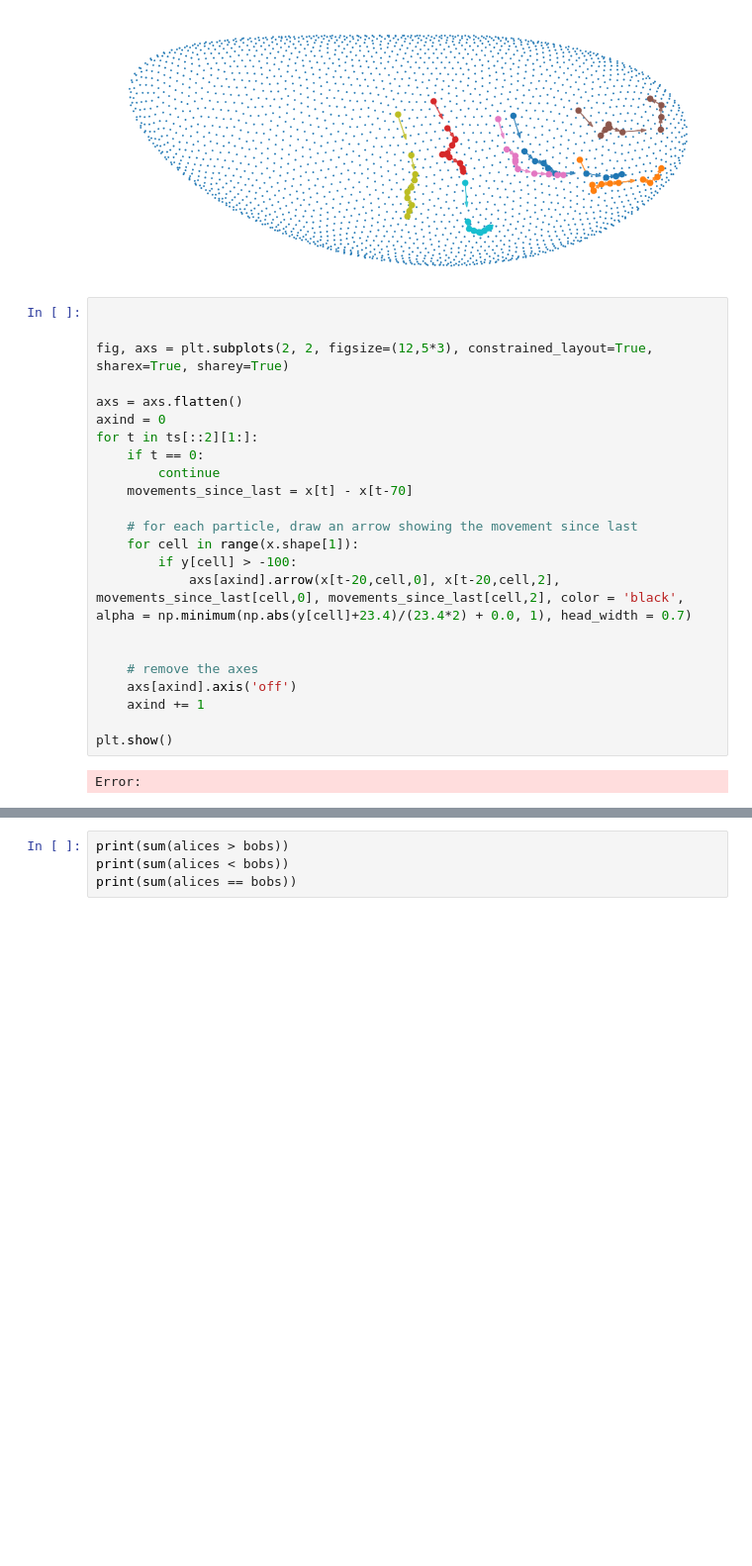
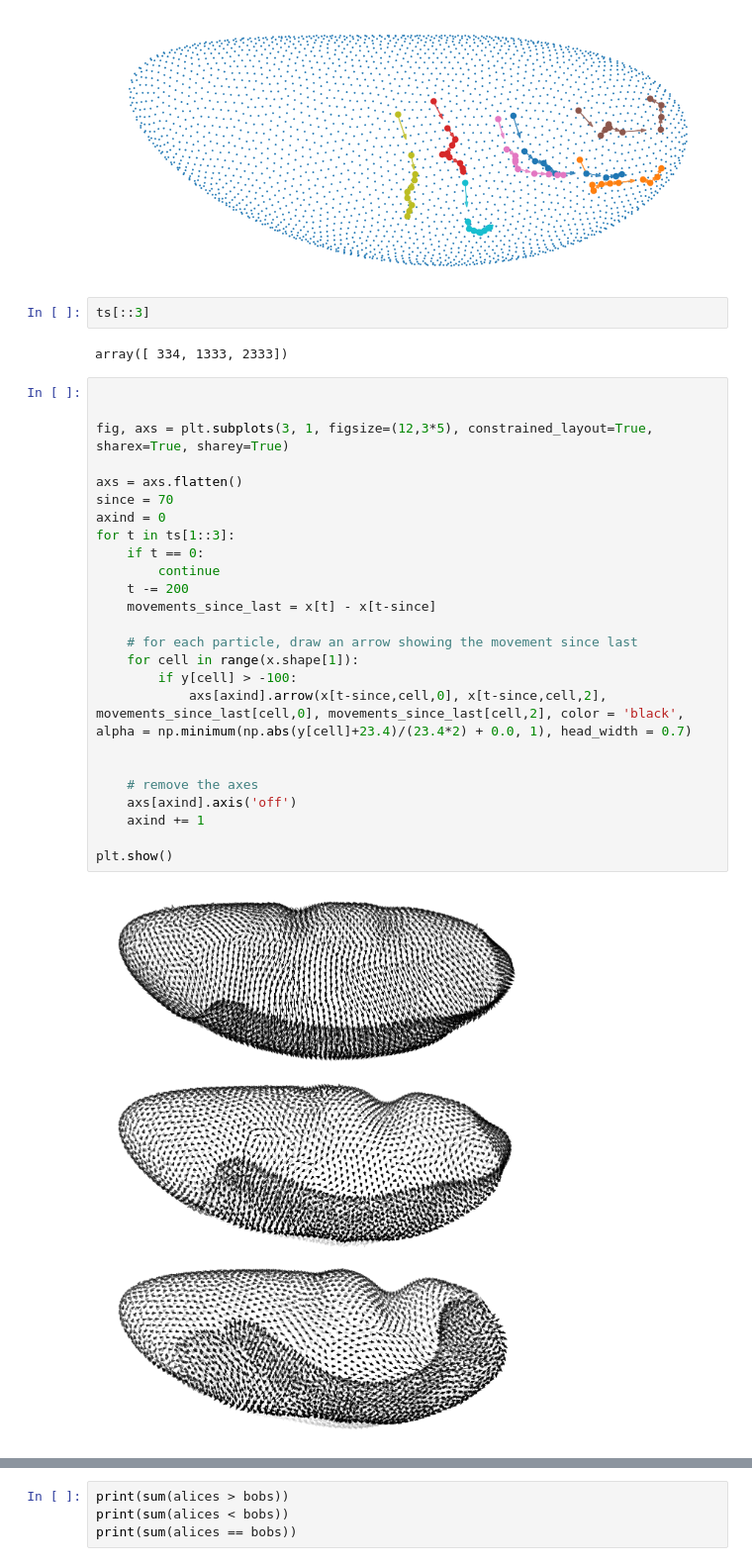
Before and after one commit to JakobSchauser/Thesis, a Jupyter notebook: CompareToData/Quiverplot/Quiverplot.ipynb, the cells around one changed output, grey strips where cells are left out. Shown at 99% size. Cells and saved outputs as stored; diff of their text form; blank space fills up the shorter version.

Commit message:
forgot to add the actual plot

```diff
--- a/CompareToData/Quiverplot/Quiverplot.ipynb
+++ b/CompareToData/Quiverplot/Quiverplot.ipynb
@@ -47,28 +47,34 @@ plt.axis('off')
 # %% [output]
 (-76.01607761383056, 58.47767505645752, -25.64211187362671, 25.65928373336792)
 [figure]
+# %%
+ts[::3]
+# %% [output]
+array([ 334, 1333, 2333])
 # %%
 
 
-fig, axs = plt.subplots(2, 2, figsize=(12,5*3), constrained_layout=True, sharex=True, sharey=True)
+fig, axs = plt.subplots(3, 1, figsize=(12,3*5), constrained_layout=True, sharex=True, sharey=True)
 
 axs = axs.flatten()
+since = 70
 axind = 0
-for t in ts[::2][1:]:
+for t in ts[1::3]:
     if t == 0:
         continue
-    movements_since_last = x[t] - x[t-70]
+    t -= 200
+    movements_since_last = x[t] - x[t-since]
 
     # for each particle, draw an arrow showing the movement since last
     for cell in range(x.shape[1]):
         if y[cell] > -100:
-            axs[axind].arrow(x[t-20,cell,0], x[t-20,cell,2], movements_since_last[cell,0], movements_since_last[cell,2], color = 'black', alpha = np.minimum(np.abs(y[cell]+23.4)/(23.4*2) + 0.0, 1), head_width = 0.7)
+            axs[axind].arrow(x[t-since,cell,0], x[t-since,cell,2], movements_since_last[cell,0], movements_since_last[cell,2], color = 'black', alpha = np.minimum(np.abs(y[cell]+23.4)/(23.4*2) + 0.0, 1), head_width = 0.7)
 
 
     # remove the axes
     axs[axind].axis('off')
     axind += 1
 
 plt.show()
 # %% [output]
-Error:
+[figure, added]
```
Also changed, not shown: parts of 6 cells of this notebook, 1 other file.
